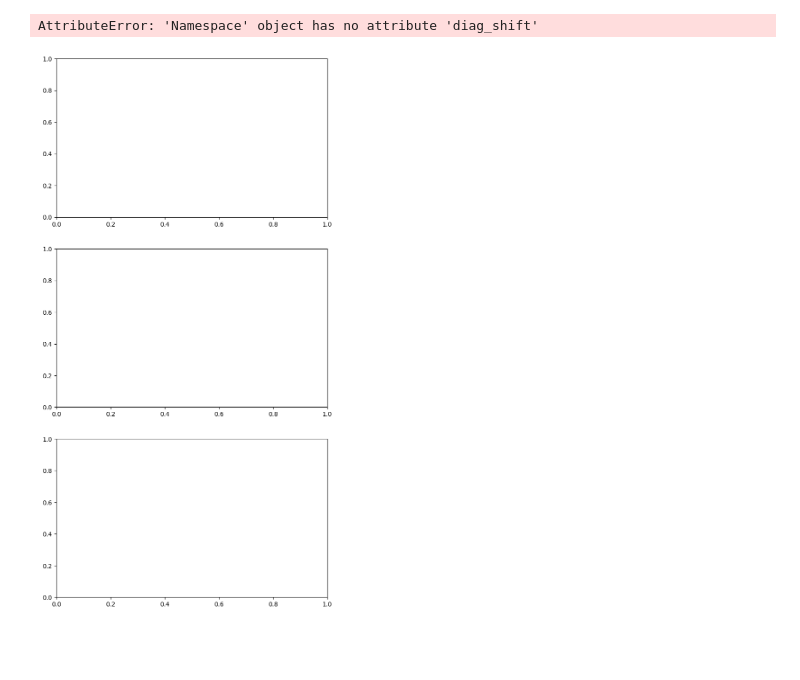
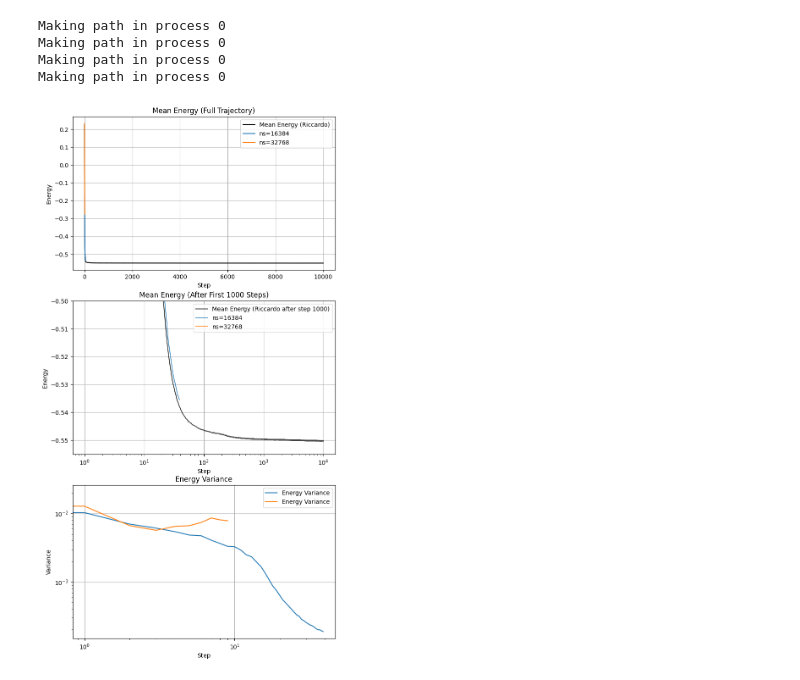
Before and after one commit to therooler/netket_jaxmg, a Jupyter notebook: plot.ipynb, the cells around one changed output. Drawn from its saved outputs; the diff is of its cells as text; code cells hidden in the pictures; blank space fills up the shorter version.

```diff
--- a/plot.ipynb
+++ b/plot.ipynb
@@ -27,19 +27,23 @@ Single node computation
 # Create figure with 3 subplots
 fig, axs = plt.subplots(3, 1)
 fig.set_size_inches(8, 16)
-for i, power in enumerate(range(14, 20)):
+CSs = [-1, -1, 8192, 2048]
+for i, power in enumerate(range(14, 18)):
     # Configuration dictionary
     ns = 2**power
     config = {
-        "ns": ns,  # Number of samples
-        "patch_size": 3,  # Effective patch size
-        "num_layers": 2,  # Number of layers
-        "d_model": 72,  # Model hidden vector size
-        "heads": 12,  # Number of MHA heads
-        "L": 12,  # Lattice size of 2D lattice
-        "chunk_size": 2**12,  # Jacobian chunk size NTK
-        "seed": 100,  # Seed
-        "experiment_name": "Feb14",
+        "ns": ns,
+        "patch_size": 3,
+        "num_layers": 2,
+        "d_model": 72,
+        "heads": 12,
+        "L": 12,
+        "seed": 100,
+        "experiment_name": "Feb17",
+        "diag_shift": 1e-4,
+        "lr": 0.03,
+        "thermalizing_steps": 0,
+        "chunk_size": CSs[i]
     }
 
     # Convert to namespace for compatibility with get_data
@@ -50,8 +54,8 @@ for i, power in enumerate(range(14, 20)):
     # Extract energy data
     L = config["L"]
     N = L**2
-    energies_mean = np.array(logger.data["Energy"]["Mean"]) / (N * 4)
-    energies_variance = np.array(logger.data["Energy"]["Variance"]) / (N * 4) ** 2
+    energies_mean = np.array(logger.data["Energy"]["Mean"]) / (N)
+    energies_variance = np.array(logger.data["Energy"]["Variance"]) / (N) ** 2
 
     # Plot 1: Mean energy (full trajectory)
     # Load loss data from loss.txt
@@ -71,37 +75,40 @@ for i, power in enumerate(range(14, 20)):
     if i == 0:
         axs[1].plot(
             energies_mean_riccardo,
             label="Mean Energy (Riccardo after step 1000)",
             alpha=0.7,
             color="black",
         )
-    axs[1].plot(energies_mean,label=f"ns={ns}", alpha=0.7)
+    axs[1].plot(energies_mean, label=f"ns={ns}", alpha=0.7)
 
     axs[1].set_xlabel("Step")
     # axs[1].set_xlim([100,500])
-    axs[1].set_ylim(-0.555, -0.54)
+    axs[1].set_ylim(-0.555, -0.5)
     axs[1].set_xscale("log")
     axs[1].set_ylabel("Energy")
     axs[1].set_title("Mean Energy (After First 1000 Steps)")
     axs[1].legend()
     axs[1].grid(True)
 
     # Plot 3: Variance of energy
     axs[2].plot(energies_variance, label="Energy Variance")
     axs[2].set_xlabel("Step")
 
     axs[2].set_ylabel("Variance")
     axs[2].set_title("Energy Variance")
     axs[2].legend()
     axs[2].set_yscale("log")
     axs[2].set_xscale("log")
     axs[2].grid(True)
 
 # plt.tight_layout()
 plt.show()
 # %% [output]
-AttributeError: 'Namespace' object has no attribute 'diag_shift'
+Making path in process 0
+Making path in process 0
+Making path in process 0
+Making path in process 0
-[figure, old version]
+[figure, new version]
 # %%
 # Hyperparameter sweep results
 diag_shifts = [1e-6, 1e-5, 1e-4]
```
Also changed, not shown: parts of 2 cells of this notebook, 2 other files.
